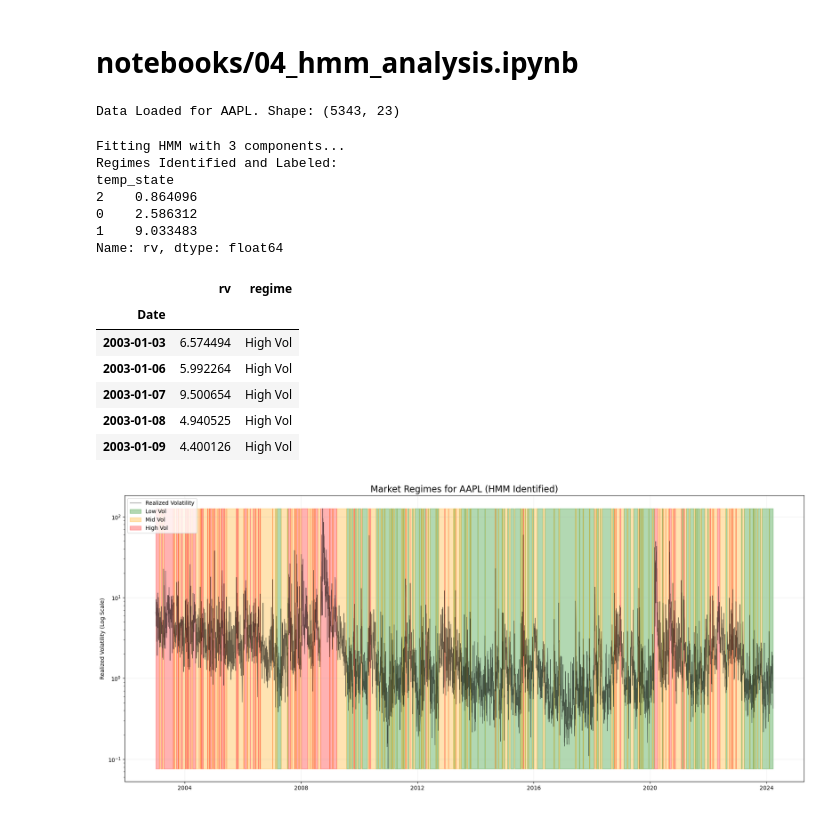
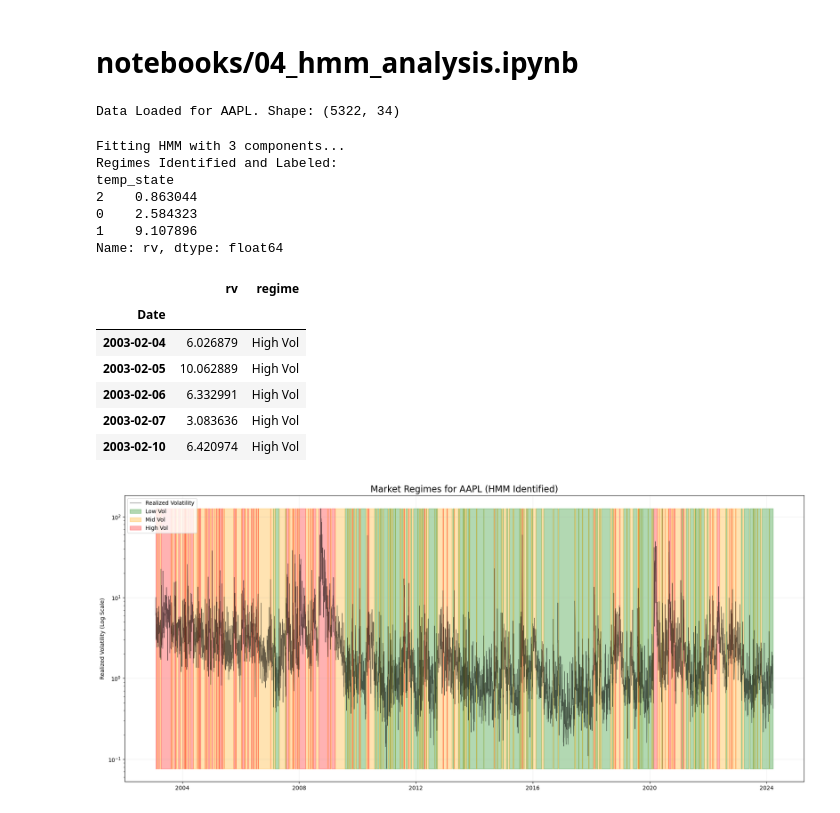
Before and after one commit to samfan-27/MLProject, a Jupyter notebook: notebooks/04_hmm_analysis.ipynb, the cells around one changed output. Cells and saved outputs as stored; diff of their text form; code cells hidden in the pictures.

```diff
--- a/notebooks/04_hmm_analysis.ipynb
+++ b/notebooks/04_hmm_analysis.ipynb
@@ -17,23 +15,18 @@ df = pd.read_parquet(DATA_PATH)
 
 stock_ticker = 'AAPL'
 df_stock = df.xs(stock_ticker, level='Stock').copy()
+
 X_hmm = np.log1p(df_stock[['rv']].values)
 
-# df_stock = df.xs(stock_ticker, level="Stock").dropna(subset=["rv", "vix", "rq"]).copy()
-# X_hmm = df_stock[["rv", "vix", "rq"]].values
-
-scaler = StandardScaler()
-X = scaler.fit_transform(X_hmm)
-
 print(f"Data Loaded for {stock_ticker}. Shape: {df_stock.shape}")
 # %% [output]
-Data Loaded for AAPL. Shape: (5343, 23)
+Data Loaded for AAPL. Shape: (5322, 34)
 # %%
 print("Fitting HMM with 3 components...")
 
-model_hmm = GaussianHMM(n_components=3, covariance_type="diag", n_iter=300, random_state=42)
-model_hmm.fit(X)
-hidden_states = model_hmm.predict(X)
+model_hmm = GaussianHMM(n_components=3, covariance_type="diag", n_iter=100, random_state=42)
+model_hmm.fit(X_hmm)
+hidden_states = model_hmm.predict(X_hmm)
 
 # Organize the States (Map 0,1,2 -> Low, Mid, High)
 df_stock['temp_state'] = hidden_states
@@ -41,41 +34,41 @@ state_means = df_stock.groupby('temp_state')['rv'].mean().sort_values()
 
 # Create a mapping dictionary: {Original_ID: 'Label'}
 # The state with lowest mean -> 'Low Vol'
 # The state with middle mean -> 'Mid Vol'
 # The state with highest mean -> 'High Vol'
 ordered_states = state_means.index.tolist()
 state_map = {
     ordered_states[0]: 'Low Vol',
     ordered_states[1]: 'Mid Vol',
     ordered_states[2]: 'High Vol'
 }
 
 df_stock['regime'] = df_stock['temp_state'].map(state_map)
 
 color_map = {
     'Low Vol': 'green',
     'Mid Vol': 'orange',
     'High Vol': 'red'
 }
 
 print("Regimes Identified and Labeled:")
 print(state_means)
 display(df_stock[['rv', 'regime']].head())
 # %% [output]
 Fitting HMM with 3 components...
 Regimes Identified and Labeled:
 temp_state
-2    0.864096
-0    2.586312
-1    9.033483
+2    0.863044
+0    2.584323
+1    9.107896
 Name: rv, dtype: float64
 |  | rv | regime |
 | Date |  |  |
-| 2003-01-03 | 6.574494 | High Vol |
-| 2003-01-06 | 5.992264 | High Vol |
-| 2003-01-07 | 9.500654 | High Vol |
-| 2003-01-08 | 4.940525 | High Vol |
-| 2003-01-09 | 4.400126 | High Vol |
+| 2003-02-04 | 6.026879 | High Vol |
+| 2003-02-05 | 10.062889 | High Vol |
+| 2003-02-06 | 6.332991 | High Vol |
+| 2003-02-07 | 3.083636 | High Vol |
+| 2003-02-10 | 6.420974 | High Vol |
 # %%
 plt.figure(figsize=(18, 8))
 dates = df_stock.index
```
Also changed, not shown: parts of 2 cells of this notebook, 3 other files.
